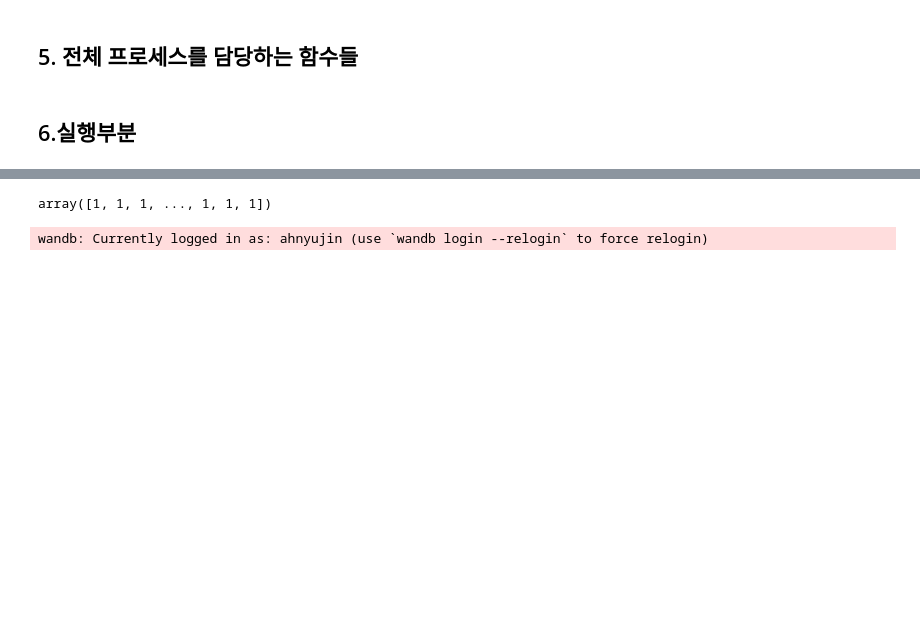
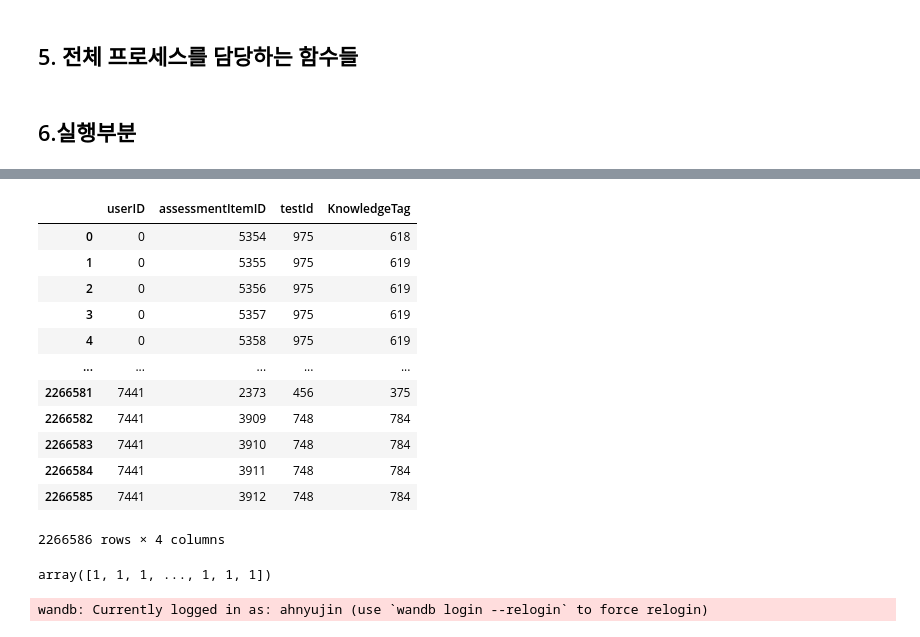
Before and after one commit to bcaitech1/p4-dkt-no_caffeine_no_gain, a Jupyter notebook: baseline.ipynb, the cells around one changed output, grey strips where cells are left out. Cells and saved outputs as stored; diff of their text form; code cells hidden in the pictures; blank space fills up the shorter version.

```diff
--- a/baseline.ipynb
+++ b/baseline.ipynb
@@ -708 +708,3 @@ train_data[:]
 2266586 rows × 5 columns
+# %%
+train_data['assessmentItemID'] = train_data['assessmentItemID'].str[1:]
@@ -709,4 +715,4 @@ train_data[:]
 # %%
 t = train_data['answerCode'].values
 # %%
-t2 = train_data.pop('answerCode')
+train_data.pop('answerCode')
@@ -713,3 +732,19 @@ t2 = train_data.pop('answerCode')
+# %%
+train_data['ass'] = df['testId'].str[-3:]
+# %% [output]
+|  | userID | assessmentItemID | testId | KnowledgeTag |
+| 0 | 0 | 5354 | 975 | 618 |
+| 1 | 0 | 5355 | 975 | 619 |
+| 2 | 0 | 5356 | 975 | 619 |
+| 3 | 0 | 5357 | 975 | 619 |
+| 4 | 0 | 5358 | 975 | 619 |
+| ... | ... | ... | ... | ... |
+| 2266581 | 7441 | 2373 | 456 | 375 |
+| 2266582 | 7441 | 3909 | 748 | 784 |
+| 2266583 | 7441 | 3910 | 748 | 784 |
+| 2266584 | 7441 | 3911 | 748 | 784 |
+| 2266585 | 7441 | 3912 | 748 | 784 |
+2266586 rows × 4 columns
 # %%
 t2 = train_data.values
 # %%
```
Also changed, not shown: parts of 4 cells of this notebook, 4 other files.
